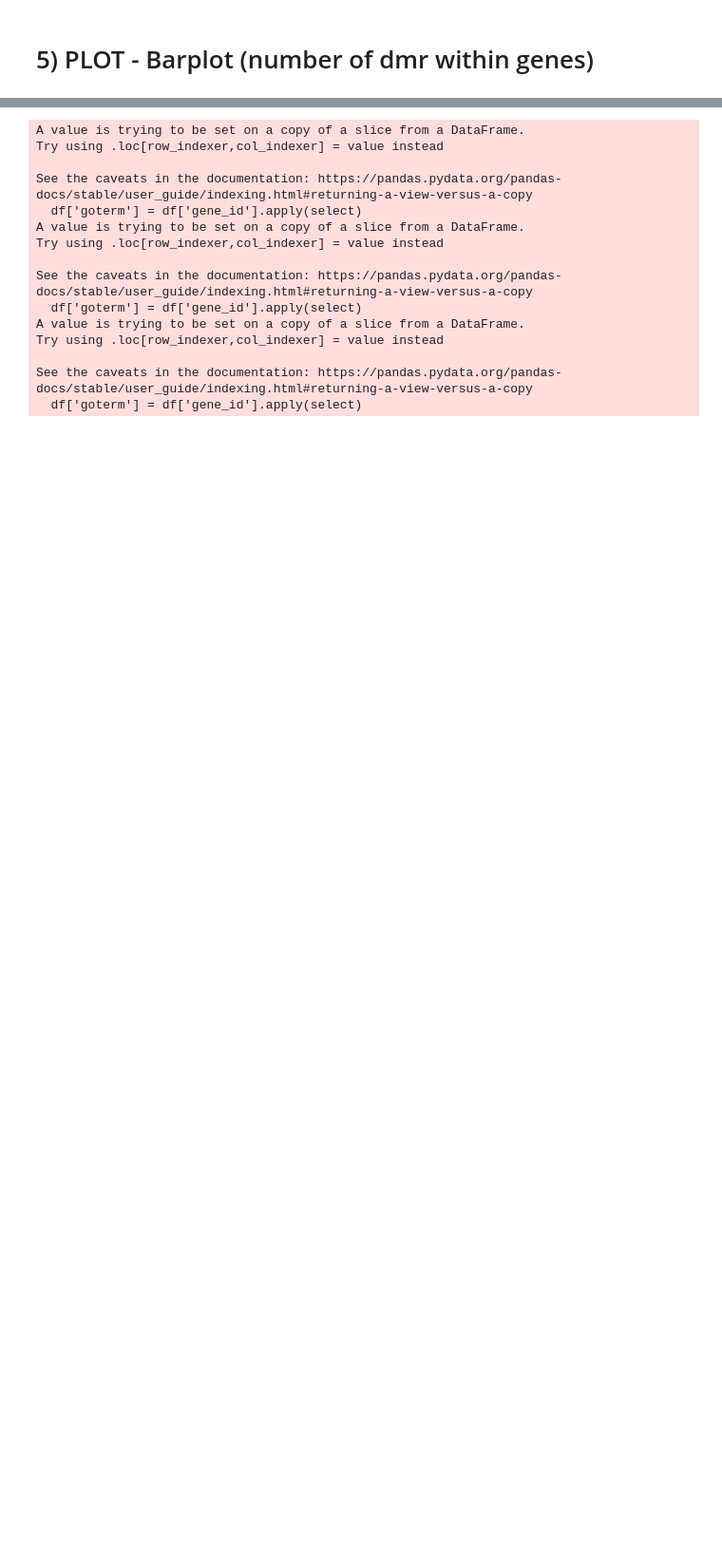
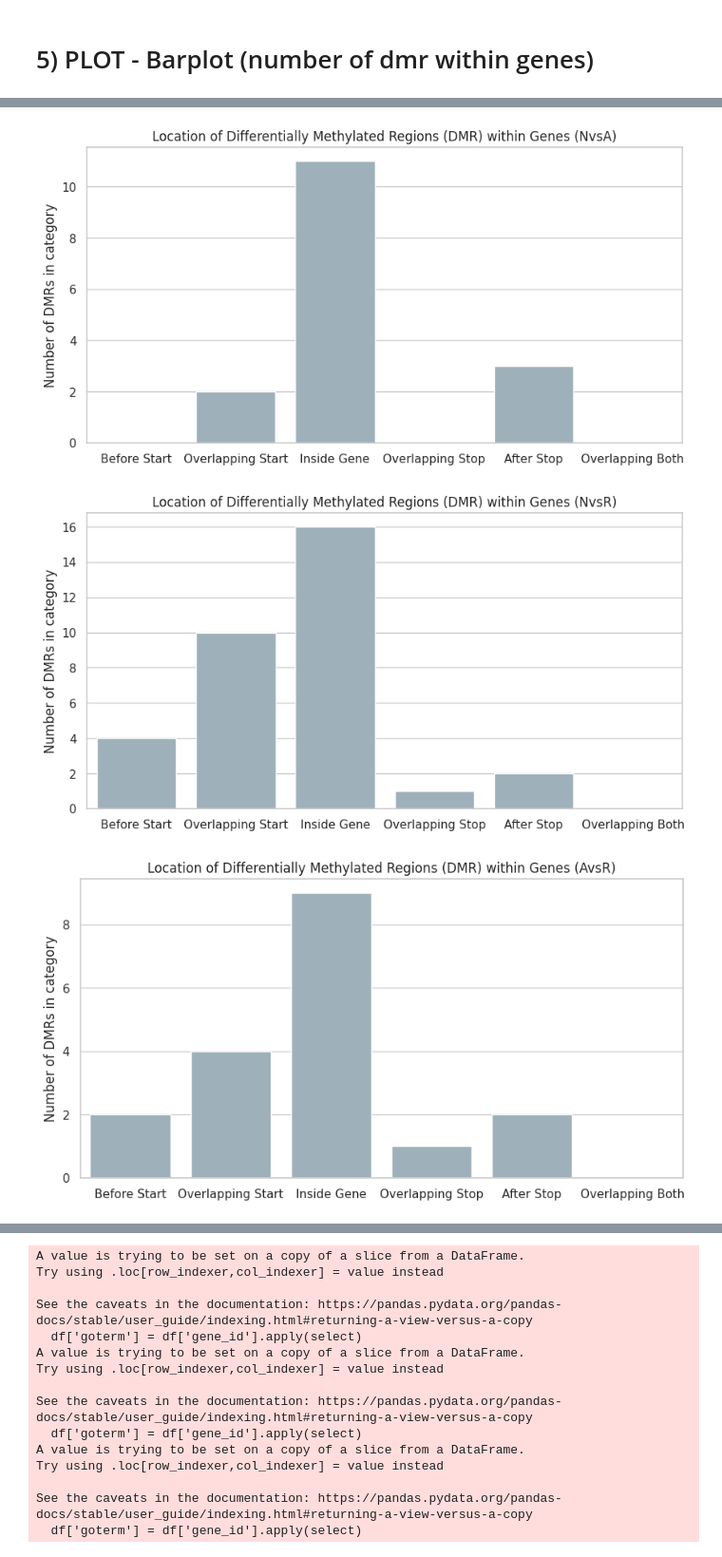
Before and after one commit to MagdalenaWinklhofer/WholeGenomeBisulphiteSequencing, a Jupyter notebook: DNAseq_pipeline/7_match_dmr_to_gene.ipynb, the cells around one changed output, grey strips where cells are left out. Shown at 95% size. Cells and saved outputs as stored; diff of their text form; code cells hidden in the pictures; blank space fills up the shorter version.

```diff
--- a/DNAseq_pipeline/7_match_dmr_to_gene.ipynb
+++ b/DNAseq_pipeline/7_match_dmr_to_gene.ipynb
@@ -27,8 +28,7 @@ def read_methylscore(input_file)->ak.Array:
 dmr_subsets = {}
 
 # create an input file dict
-input_files = {'NvsA': '6_DMRsCG/1_NvsA/1_NvsA.txt', 'NvsR': '6_DMRsCG/2_NvsR/2_NvsR.txt', 'AvsR': '6_DMRsCG/3_AvsR/3_AvsR.txt'}
-
+input_files = {'NvsA': '6_DMRsCG/1_NvsA/NvsA.txt', 'NvsR': '6_DMRsCG/2_NvsR/NvsR.txt', 'AvsR': '6_DMRsCG/3_AvsR/AvsR.txt'}
 
 # Process each input file
 for input_file in input_files.values():
@@ -198,0 +215,24 @@ plt.show()
+# %%
+# create barplot for the different categories
+sns.set_theme(style = 'whitegrid')
+for subset_name, dmr_subset in dmr_withinGeneBorder.items():
+    plt.figure(figsize=(10, 5))
+    sns.barplot(color='#99B1BD', x = ['Before Start',
+                      'Overlapping Start',
+                      'Inside Gene',
+                      'Overlapping Stop',
+                      'After Stop',
+                      'Overlapping Both'],
+                 y = [dmr_subset['dmr_before_gene'].sum(),
+                      dmr_subset['dmr_overlap_start'].sum(),
+                      dmr_subset['dmr_inside_gene'].sum(),
+                      dmr_subset['dmr_overlap_end'].sum(),
+                      dmr_subset['dmr_after_gene'].sum(),
+                      dmr_subset['dmr_overlap_both'].sum()])
+    plt.title(f"Location of Differentially Methylated Regions (DMR) within Genes ({subset_name})")
+    plt.ylabel("Number of DMRs in category")
+    plt.show()
+# %% [output]
+[figure, added]
+[figure, added]
+[figure, added]
```
Also changed, not shown: parts of 25 cells of this notebook, 13 other files.
